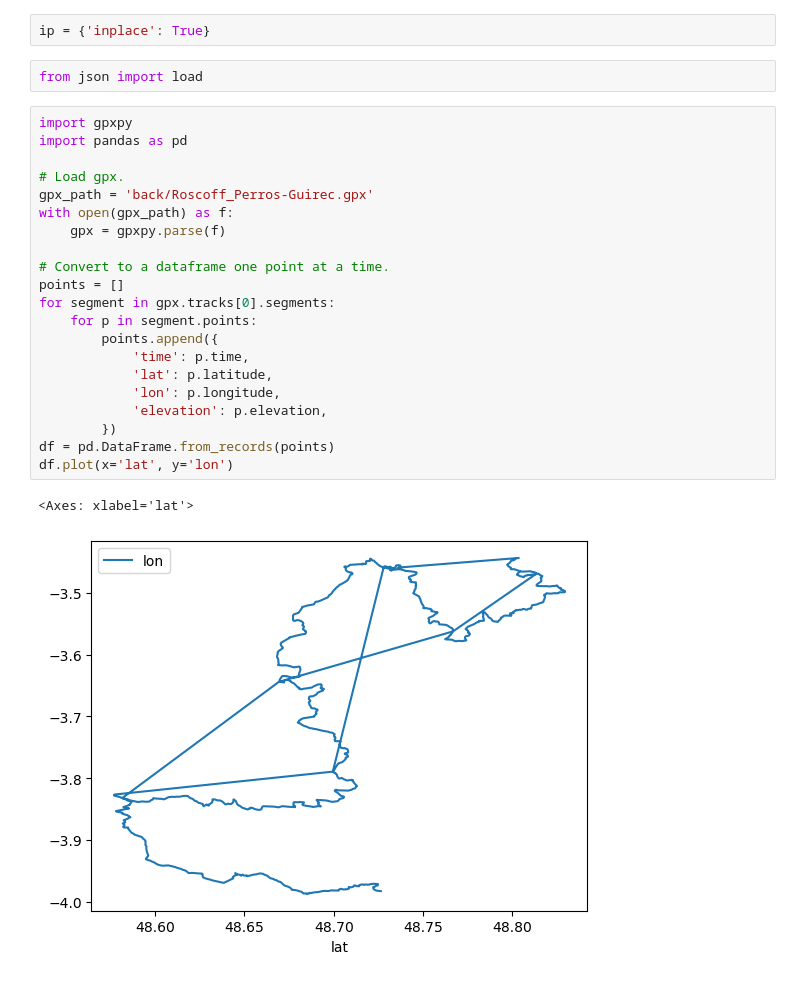
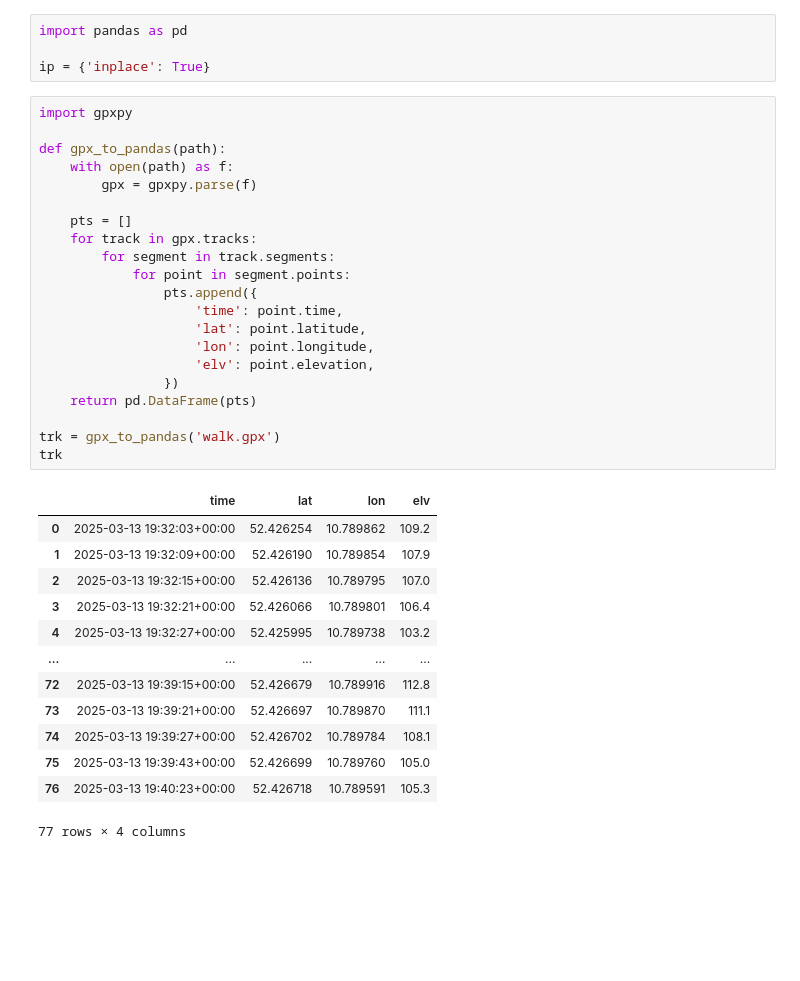
Before and after one commit to BEQSONA-cmd/501-Not-Implemented, a Jupyter notebook: api/test.ipynb, the cells around one changed output. Cells and saved outputs as stored; diff of their text form; blank space fills up the shorter version.

```diff
--- a/api/test.ipynb
+++ b/api/test.ipynb
@@ -1,28 +1,39 @@
-# %%
-ip = {'inplace': True}
-# %%
-from json import load
+# %%
+import pandas as pd
+
+ip = {'inplace': True}
 # %%
 import gpxpy
-import pandas as pd
 
-# Load gpx.
-gpx_path = 'back/Roscoff_Perros-Guirec.gpx'
-with open(gpx_path) as f:
-    gpx = gpxpy.parse(f)
+def gpx_to_pandas(path):
+    with open(path) as f:
+        gpx = gpxpy.parse(f)
 
-# Convert to a dataframe one point at a time.
-points = []
-for segment in gpx.tracks[0].segments:
-    for p in segment.points:
-        points.append({
-            'time': p.time,
-            'lat': p.latitude,
-            'lon': p.longitude,
-            'elevation': p.elevation,
-        })
-df = pd.DataFrame.from_records(points)
-df.plot(x='lat', y='lon')
+    pts = []
+    for track in gpx.tracks:
+        for segment in track.segments:
+            for point in segment.points:
+                pts.append({
+                    'time': point.time,
+                    'lat': point.latitude,
+                    'lon': point.longitude,
+                    'elv': point.elevation,
+                })
+    return pd.DataFrame(pts)
+
+trk = gpx_to_pandas('walk.gpx')
+trk
 # %% [output]
+|  | time | lat | lon | elv |
+| 0 | 2025-03-13 19:32:03+00:00 | 52.426254 | 10.789862 | 109.2 |
+| 1 | 2025-03-13 19:32:09+00:00 | 52.426190 | 10.789854 | 107.9 |
+| 2 | 2025-03-13 19:32:15+00:00 | 52.426136 | 10.789795 | 107.0 |
+| 3 | 2025-03-13 19:32:21+00:00 | 52.426066 | 10.789801 | 106.4 |
+| 4 | 2025-03-13 19:32:27+00:00 | 52.425995 | 10.789738 | 103.2 |
+| ... | ... | ... | ... | ... |
+| 72 | 2025-03-13 19:39:15+00:00 | 52.426679 | 10.789916 | 112.8 |
+| 73 | 2025-03-13 19:39:21+00:00 | 52.426697 | 10.789870 | 111.1 |
+| 74 | 2025-03-13 19:39:27+00:00 | 52.426702 | 10.789784 | 108.1 |
+| 75 | 2025-03-13 19:39:43+00:00 | 52.426699 | 10.789760 | 105.0 |
+| 76 | 2025-03-13 19:40:23+00:00 | 52.426718 | 10.789591 | 105.3 |
-<Axes: xlabel='lat'>
+77 rows × 4 columns
-[figure, removed]
```
Also changed, not shown: parts of 16 cells of this notebook, 4 other files.
